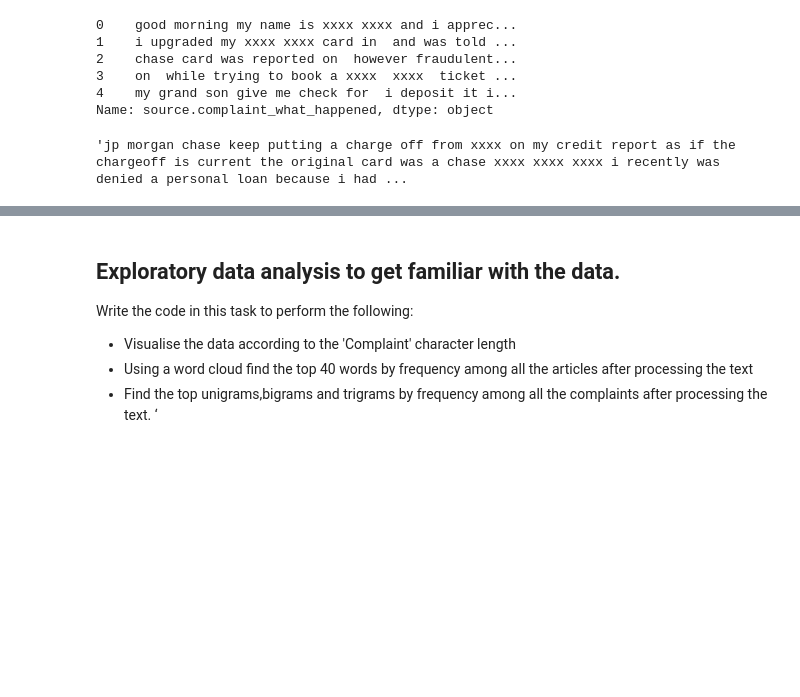
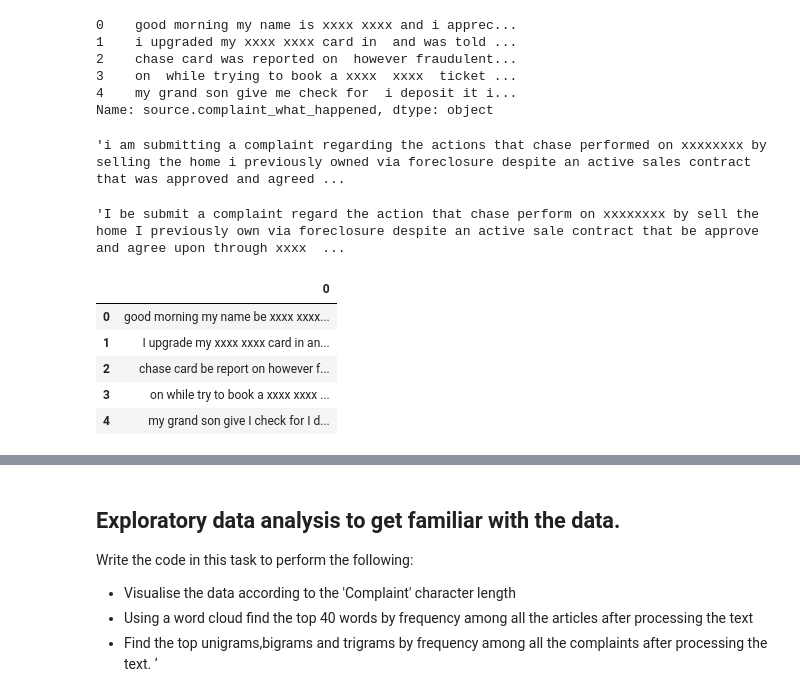
Before and after one commit to Ashish0898/Automatic-Ticket-Classification, a Jupyter notebook: Automatic_Ticket_Classification_Assignment.ipynb, the cells around one changed output, grey strips where cells are left out. Saved outputs shown, nothing was run; the diff lists cells and outputs as text; code cells hidden in the pictures; blank space fills up the shorter version.

```diff
--- a/Automatic_Ticket_Classification_Assignment.ipynb
+++ b/Automatic_Ticket_Classification_Assignment.ipynb
@@ -208,8 +220,8 @@ df2['source.complaint_what_happened'].head()
 4    my grand son give me check for  i deposit it i...
 Name: source.complaint_what_happened, dtype: object
 # %%
-s1="Hello1, World!@! 123 ABV  AS12"
+s1="Hello1, World!@!. 123, ABV  AS12"
 clean_text(s1)
-clean_text(df2['source.complaint_what_happened'][120])
+clean_text(df2['source.complaint_what_happened'][110])
 # %% [output]
-'jp morgan chase keep putting a charge off from xxxx on my credit report as if the chargeoff is current the original card was a chase xxxx xxxx xxxx i recently was denied a personal loan because i had ...
+'i am submitting a complaint regarding the actions that chase performed on xxxxxxxx by selling the home i previously owned via foreclosure despite an active sales contract that was approved and agreed ...
@@ -217,0 +241,18 @@ clean_text(df2['source.complaint_what_happened'][120])
+# %%
+LemmatizeTexts(df2['source.complaint_what_happened'][110])
+# %% [output]
+'I be submit a complaint regard the action that chase perform on xxxxxxxx by sell the home I previously own via foreclosure despite an active sale contract that be approve and agree upon through xxxx  ...
+# %%
+lemmatized_texts_list=[]
+for i in range(len(df2['source.complaint_what_happened'])):
+  lemmatized_texts_list.append(LemmatizeTexts(df2['source.complaint_what_happened'][i]))
+
+lemmatized_texts=pd.DataFrame(lemmatized_texts_list)
+lemmatized_texts.head()
+# %% [output]
+|  | 0 |
+| 0 | good morning my name be xxxx xxxx... |
+| 1 | I upgrade my xxxx xxxx card in an... |
+| 2 | chase card be report on however f... |
+| 3 | on while try to book a xxxx xxxx ... |
+| 4 | my grand son give I check for I d... |
```
Also changed, not shown: parts of 15 cells of this notebook.
